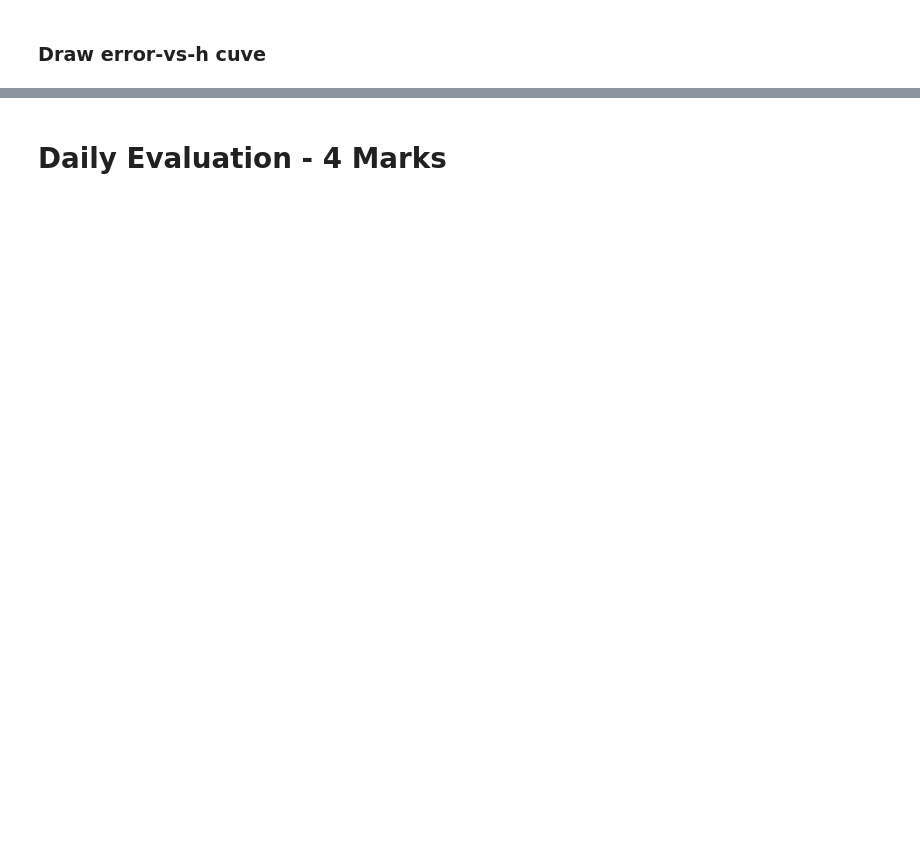
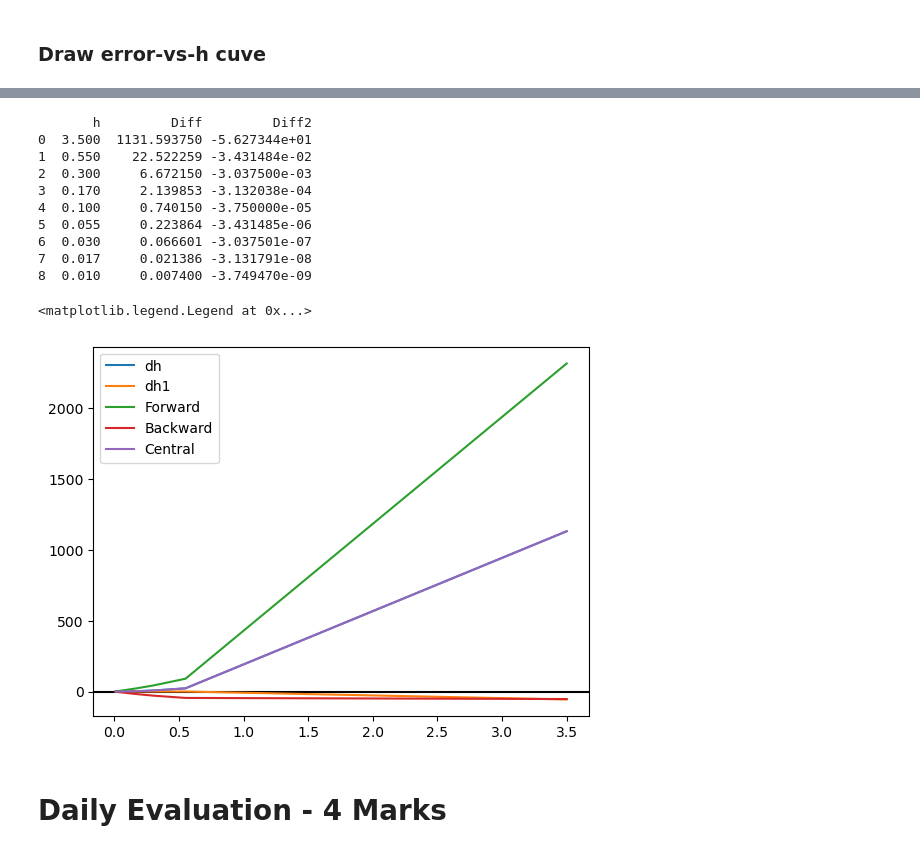
Before and after one commit to TheLubricator/cse330_lab, a Jupyter notebook: lab 5/Lab_5_Differentiation_and_Richardson_Extrapolation.ipynb, the cells around one changed output, grey strips where cells are left out. Drawn from its saved outputs; the diff is of its cells as text; code cells hidden in the pictures; blank space fills up the shorter version.

```diff
--- a/lab 5/Lab_5_Differentiation_and_Richardson_Extrapolation.ipynb
+++ b/lab 5/Lab_5_Differentiation_and_Richardson_Extrapolation.ipynb
@@ -67,6 +67,13 @@ def error_1(f, f_prime, h, x):
 
         # --------------------------------------------
         # YOUR CODE HERE
+        b_error_h_i = backward_diff(f, h_i, x) - Y_correct
+        b_error = np.append(b_error, b_error_h_i)
+
+        c_error_h_i = central_diff(f, h_i, x) - Y_correct
+        c_error = np.append(c_error, c_error_h_i)
+
+
 
         # --------------------------------------------
         pass
@@ -215,8 +237,10 @@ def dh(f, h, x):
     Output:
         return np.array type data of slope at each point x.
     '''
+
     # --------------------------------------------
     # YOUR CODE HERE
+    return central_diff(f,h,x)
     # --------------------------------------------
 # %% [markdown]
 ## 2. Create another funtion `dh1(f, h, x)`.
@@ -233,6 +257,7 @@ def dh1(f, h, x):
     '''
     # --------------------------------------------
     # YOUR CODE HERE
+    return (4*dh(f,h/2,x)-dh(f,h,x))/3
     # --------------------------------------------
 # %% [markdown]
 ## 3. Now, create the `error(f, hs, x_i)` function
@@ -259,6 +284,12 @@ def error_2(f, hs, x_i):  #Using the functions we wrote dh() my c_diff  and dh1(
 
         # --------------------------------------------
         # YOUR CODE HERE
+        diff_error_hs = dh(f, h, x_i) - Y_actual
+        diff_error.append(diff_error_hs)
+
+        diff2_error_hs = dh1(f, h, x_i) - Y_actual
+        diff2_error.append(diff2_error_hs)
+
         # --------------------------------------------
 
     print(pd.DataFrame({"h": hs, "Diff": diff_error, "Diff2": diff2_error}))
@@ -316,2 +368,30 @@ ax.legend()
+# %%
+fig, ax = plt.subplots()
+ax.axhline(y=0, color='k')
+hs = np.array([3.5, 0.55, 0.3, .17, 0.1, 0.055, 0.03, 0.017, 0.01])
+e1, e2 = error_2(p, hs, 2.0)
+ax.plot(hs, e1, label='dh')
+ax.plot(hs, e2, label='dh1')
+
+err = error_1(p, p_prime, hs, 2.0)
+
+ax.plot(hs, err[0], label='Forward')
+ax.plot(hs, err[1], label='Backward')
+ax.plot(hs, err[2], label='Central')
+
+ax.legend()
+# %% [output]
+       h         Diff         Diff2
+0  3.500  1131.593750 -5.627344e+01
+1  0.550    22.522259 -3.431484e-02
+2  0.300     6.672150 -3.037500e-03
+3  0.170     2.139853 -3.132038e-04
+4  0.100     0.740150 -3.750000e-05
+5  0.055     0.223864 -3.431485e-06
+6  0.030     0.066601 -3.037501e-07
+7  0.017     0.021386 -3.131791e-08
+8  0.010     0.007400 -3.749470e-09
+<matplotlib.legend.Legend at 0x...>
+[figure, added]
 # %% [markdown]
 # Daily Evaluation - 4 Marks
```
Also changed, not shown: parts of 13 cells of this notebook.
